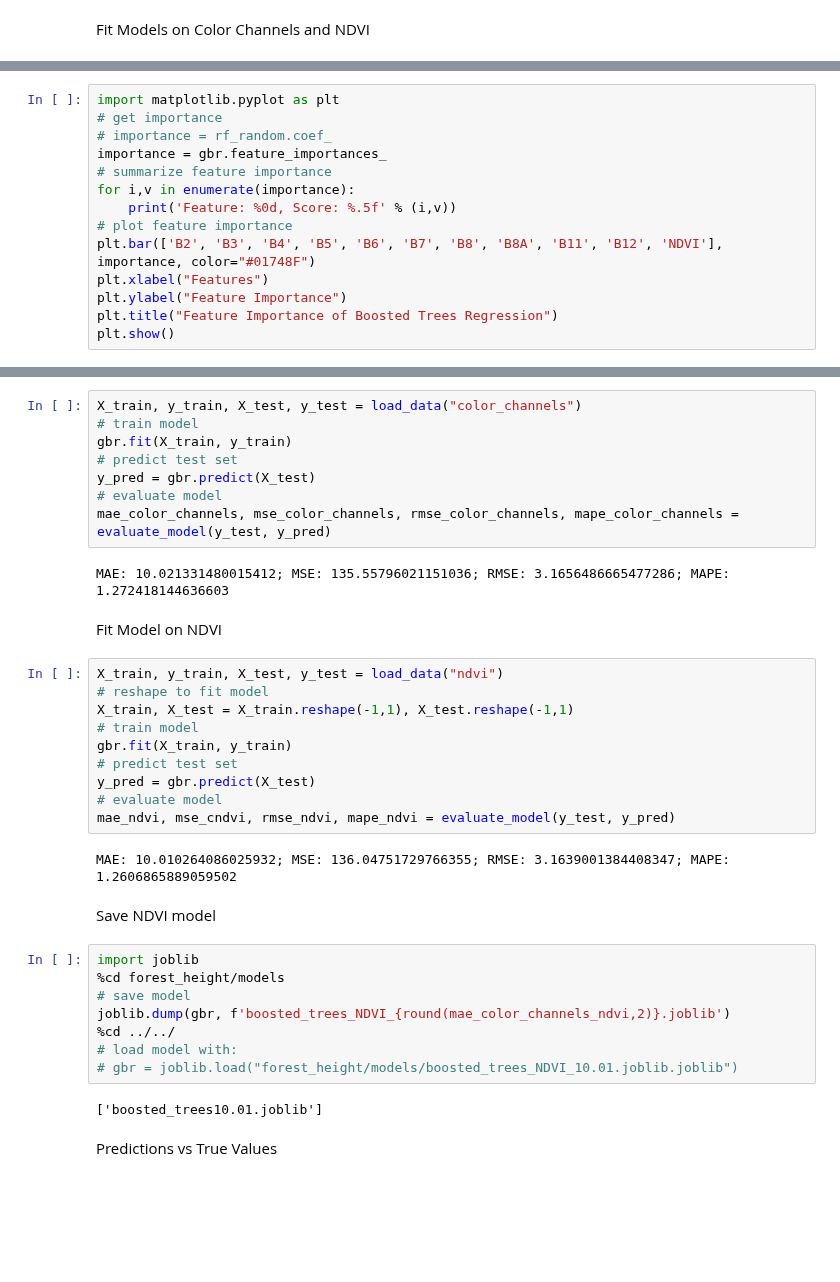
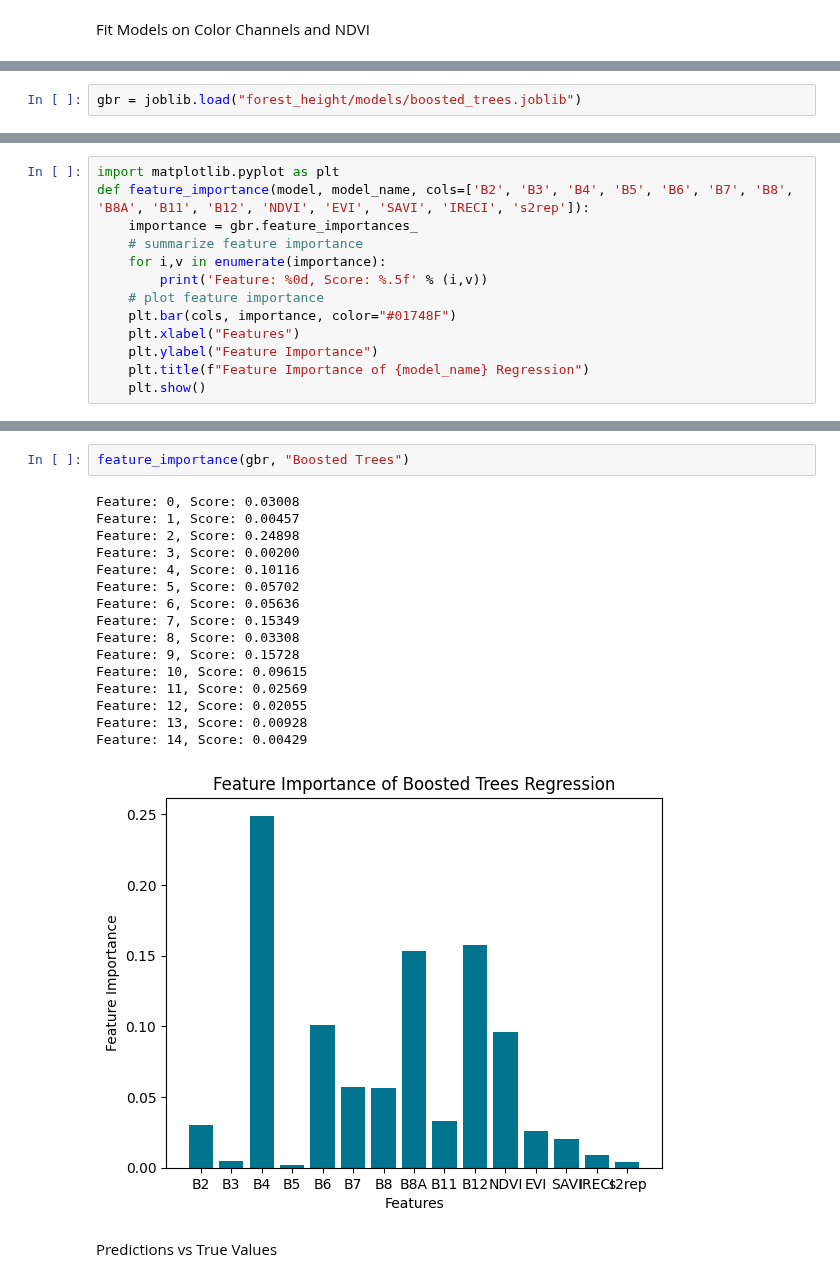
Before and after one commit to lgiesen/forest_height, a Jupyter notebook: notebooks/boosted_trees.ipynb, the cells around one changed output, grey strips where cells are left out. Cells and saved outputs as stored; diff of their text form; blank space fills up the shorter version.

Commit message:
:tada: new data - new models - new functions

```diff
--- a/notebooks/boosted_trees.ipynb
+++ b/notebooks/boosted_trees.ipynb
@@ -55,0 +73,2 @@ joblib.dump(gbr, f'boosted_trees_color_channels_NDVI_{round(mae_color_channels_n
+# %%
+gbr = joblib.load("forest_height/models/boosted_trees.joblib")
@@ -56,14 +77,13 @@ joblib.dump(gbr, f'boosted_trees_color_channels_NDVI_{round(mae_color_channels_n
 # %%
 import matplotlib.pyplot as plt
-# get importance
-# importance = rf_random.coef_
-importance = gbr.feature_importances_
-# summarize feature importance
-for i,v in enumerate(importance):
-    print('Feature: %0d, Score: %.5f' % (i,v))
-# plot feature importance
-plt.bar(['B2', 'B3', 'B4', 'B5', 'B6', 'B7', 'B8', 'B8A', 'B11', 'B12', 'NDVI'], importance, color="#01748F")
-plt.xlabel("Features")
-plt.ylabel("Feature Importance")
-plt.title("Feature Importance of Boosted Trees Regression")
-plt.show()
+def feature_importance(model, model_name, cols=['B2', 'B3', 'B4', 'B5', 'B6', 'B7', 'B8', 'B8A', 'B11', 'B12', 'NDVI', 'EVI', 'SAVI', 'IRECI', 's2rep']):
+    importance = gbr.feature_importances_
+    # summarize feature importance
+    for i,v in enumerate(importance):
+        print('Feature: %0d, Score: %.5f' % (i,v))
+    # plot feature importance
+    plt.bar(cols, importance, color="#01748F")
+    plt.xlabel("Features")
+    plt.ylabel("Feature Importance")
+    plt.title(f"Feature Importance of {model_name} Regression")
+    plt.show()
@@ -85,39 +90,22 @@ Fit Model on Color Channels
-# %%
-X_train, y_train, X_test, y_test = load_data("color_channels")
-# train model
-gbr.fit(X_train, y_train)
-# predict test set
-y_pred = gbr.predict(X_test)
-# evaluate model
-mae_color_channels, mse_color_channels, rmse_color_channels, mape_color_channels = evaluate_model(y_test, y_pred)
-# %% [output]
-MAE: 10.021331480015412; MSE: 135.55796021151036; RMSE: 3.1656486665477286; MAPE: 1.272418144636603
-# %% [markdown]
-Fit Model on NDVI
-# %%
-X_train, y_train, X_test, y_test = load_data("ndvi")
-# reshape to fit model
-X_train, X_test = X_train.reshape(-1,1), X_test.reshape(-1,1)
-# train model
-gbr.fit(X_train, y_train)
-# predict test set
-y_pred = gbr.predict(X_test)
-# evaluate model
-mae_ndvi, mse_cndvi, rmse_ndvi, mape_ndvi = evaluate_model(y_test, y_pred)
-# %% [output]
-MAE: 10.010264086025932; MSE: 136.04751729766355; RMSE: 3.1639001384408347; MAPE: 1.2606865889059502
-# %% [markdown]
-Save NDVI model
-# %%
-import joblib
-%cd forest_height/models
-# save model
-joblib.dump(gbr, f'boosted_trees_NDVI_{round(mae_color_channels_ndvi,2)}.joblib')
-%cd ../../
-# load model with:
-# gbr = joblib.load("forest_height/models/boosted_trees_NDVI_10.01.joblib.joblib")
-# %% [output]
-['boosted_trees10.01.joblib']
+# %%
+feature_importance(gbr, "Boosted Trees")
+# %% [output]
+Feature: 0, Score: 0.03008
+Feature: 1, Score: 0.00457
+Feature: 2, Score: 0.24898
+Feature: 3, Score: 0.00200
+Feature: 4, Score: 0.10116
+Feature: 5, Score: 0.05702
+Feature: 6, Score: 0.05636
+Feature: 7, Score: 0.15349
+Feature: 8, Score: 0.03308
+Feature: 9, Score: 0.15728
+Feature: 10, Score: 0.09615
+Feature: 11, Score: 0.02569
+Feature: 12, Score: 0.02055
+Feature: 13, Score: 0.00928
+Feature: 14, Score: 0.00429
+[figure, added]
 # %% [markdown]
 Predictions vs True Values
 # %%
```
Also changed, not shown: parts of 16 cells of this notebook.
